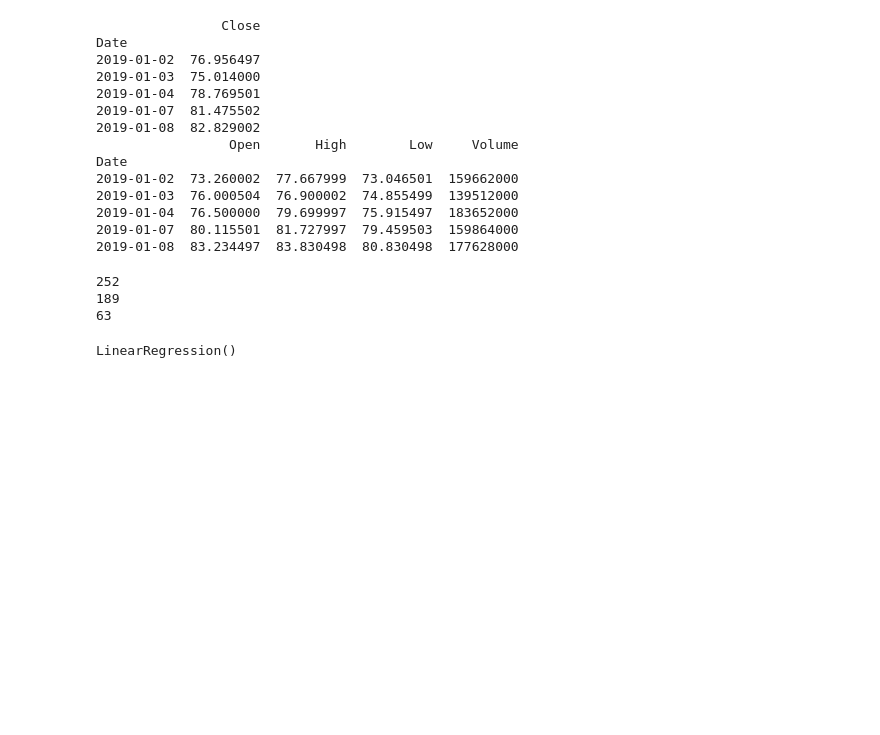
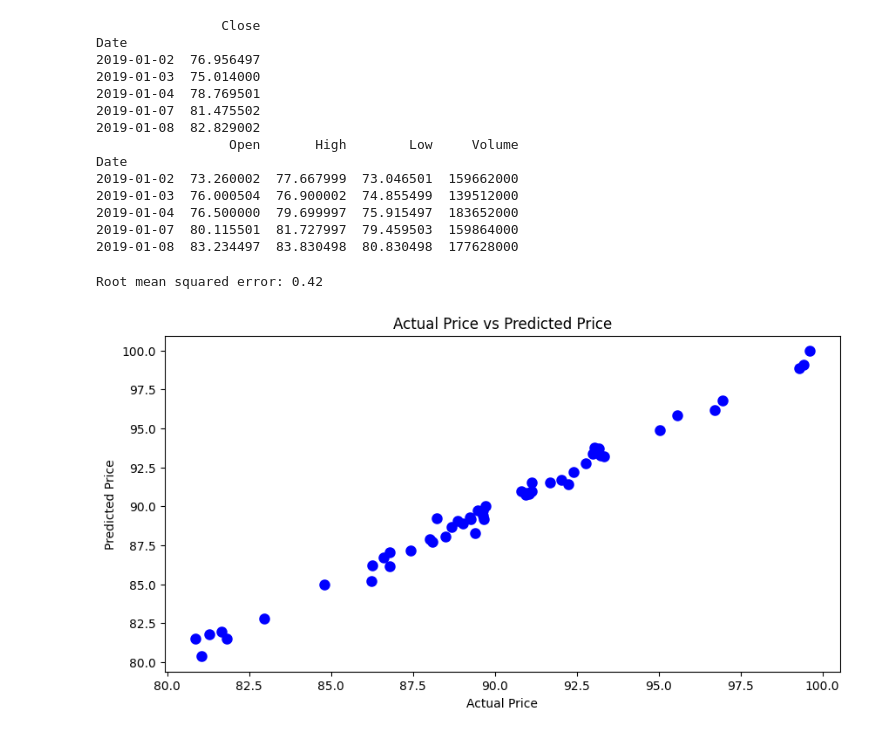
Before and after one commit to mk1316/Final-Project-For-ML-Fall-2023, a Jupyter notebook: HW4-Artificial Neural Network.ipynb, the cells around one changed output. Cells and saved outputs as stored; diff of their text form; code cells hidden in the pictures; blank space fills up the shorter version.

```diff
--- a/HW4-Artificial Neural Network.ipynb
+++ b/HW4-Artificial Neural Network.ipynb
@@ -93,18 +75,3 @@ Date
 2019-01-04  76.500000  79.699997  75.915497  183652000
 2019-01-07  80.115501  81.727997  79.459503  159864000
 2019-01-08  83.234497  83.830498  80.830498  177628000
-# %%
-from sklearn.model_selection import train_test_split
-
-X_train, X_test, y_train, y_test = train_test_split(
-    X,
-    y,
-)
-
-print(len(df))
-print(len(X_train))
-print(len(X_test))
-# %% [output]
-252
-189
-63
@@ -113,4 +77,0 @@ regr = linear_model.LinearRegression()
-# %%
-regr.fit(X_train, y_train)
-# %% [output]
-LinearRegression()
@@ -118,0 +78,29 @@ y_pred = regr.predict(X_test)
+# %%
+from sklearn.model_selection import train_test_split
+
+X_train, X_test, y_train, y_test = train_test_split(
+    X,
+    y,
+    test_size=0.2,
+    random_state=0
+)
+
+regr = linear_model.LinearRegression()
+
+regr.fit(X_train, y_train)
+
+y_pred = regr.predict(X_test)
+
+print("Root mean squared error: %.2f"
+      % np.sqrt(mean_squared_error(y_test, y_pred)))
+# %% [output]
+Root mean squared error: 0.42
+# %%
+plt.figure(figsize=(10, 5))
+plt.scatter(y_test, y_pred, color='blue', linewidth=3)
+plt.xlabel('Actual Price')
+plt.ylabel('Predicted Price')
+plt.title('Actual Price vs Predicted Price')
+plt.show()
+# %% [output]
+[figure, added]
```
Also changed, not shown: parts of 4 cells of this notebook.
